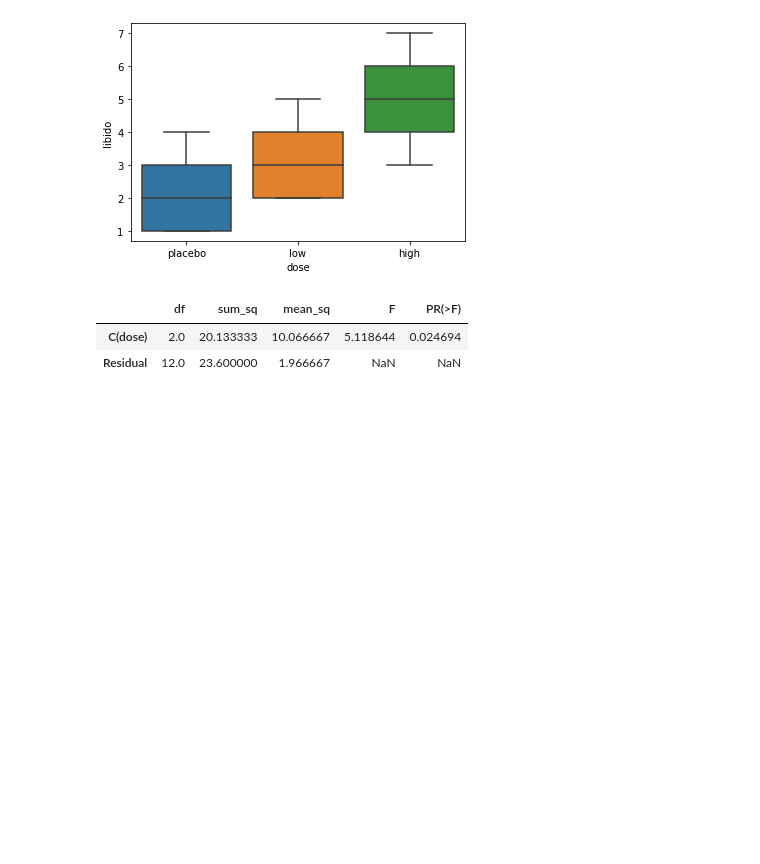
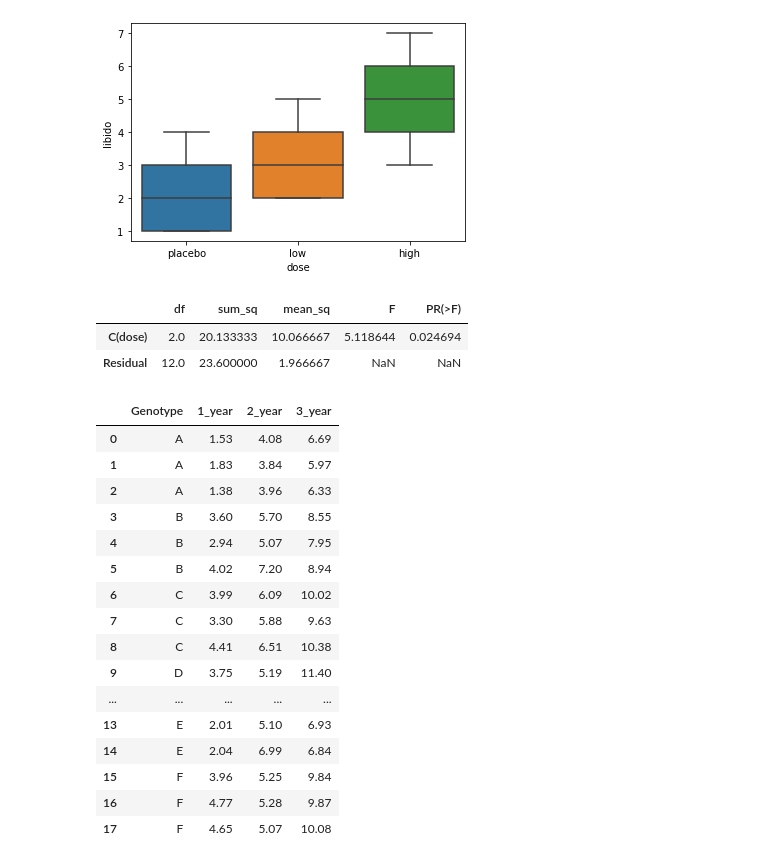
Before and after one commit to saramsv/MiniDataScienceProjects, a Jupyter notebook: hypothesis-testing.ipynb, the cells around one changed output. Saved outputs shown, nothing was run; the diff lists cells and outputs as text; code cells hidden in the pictures; blank space fills up the shorter version.

```diff
--- a/hypothesis-testing.ipynb
+++ b/hypothesis-testing.ipynb
@@ -140,0 +169,20 @@ anova_table
+# %%
+df2
+# %% [output]
+|  | Genotype | 1_year | 2_year | 3_year |
+| 0 | A | 1.53 | 4.08 | 6.69 |
+| 1 | A | 1.83 | 3.84 | 5.97 |
+| 2 | A | 1.38 | 3.96 | 6.33 |
+| 3 | B | 3.60 | 5.70 | 8.55 |
+| 4 | B | 2.94 | 5.07 | 7.95 |
+| 5 | B | 4.02 | 7.20 | 8.94 |
+| 6 | C | 3.99 | 6.09 | 10.02 |
+| 7 | C | 3.30 | 5.88 | 9.63 |
+| 8 | C | 4.41 | 6.51 | 10.38 |
+| 9 | D | 3.75 | 5.19 | 11.40 |
+| ... | ... | ... | ... | ... |
+| 13 | E | 2.01 | 5.10 | 6.93 |
+| 14 | E | 2.04 | 6.99 | 6.84 |
+| 15 | F | 3.96 | 5.25 | 9.84 |
+| 16 | F | 4.77 | 5.28 | 9.87 |
+| 17 | F | 4.65 | 5.07 | 10.08 |
```
Also changed, not shown: parts of 11 cells of this notebook, 2 other files.
